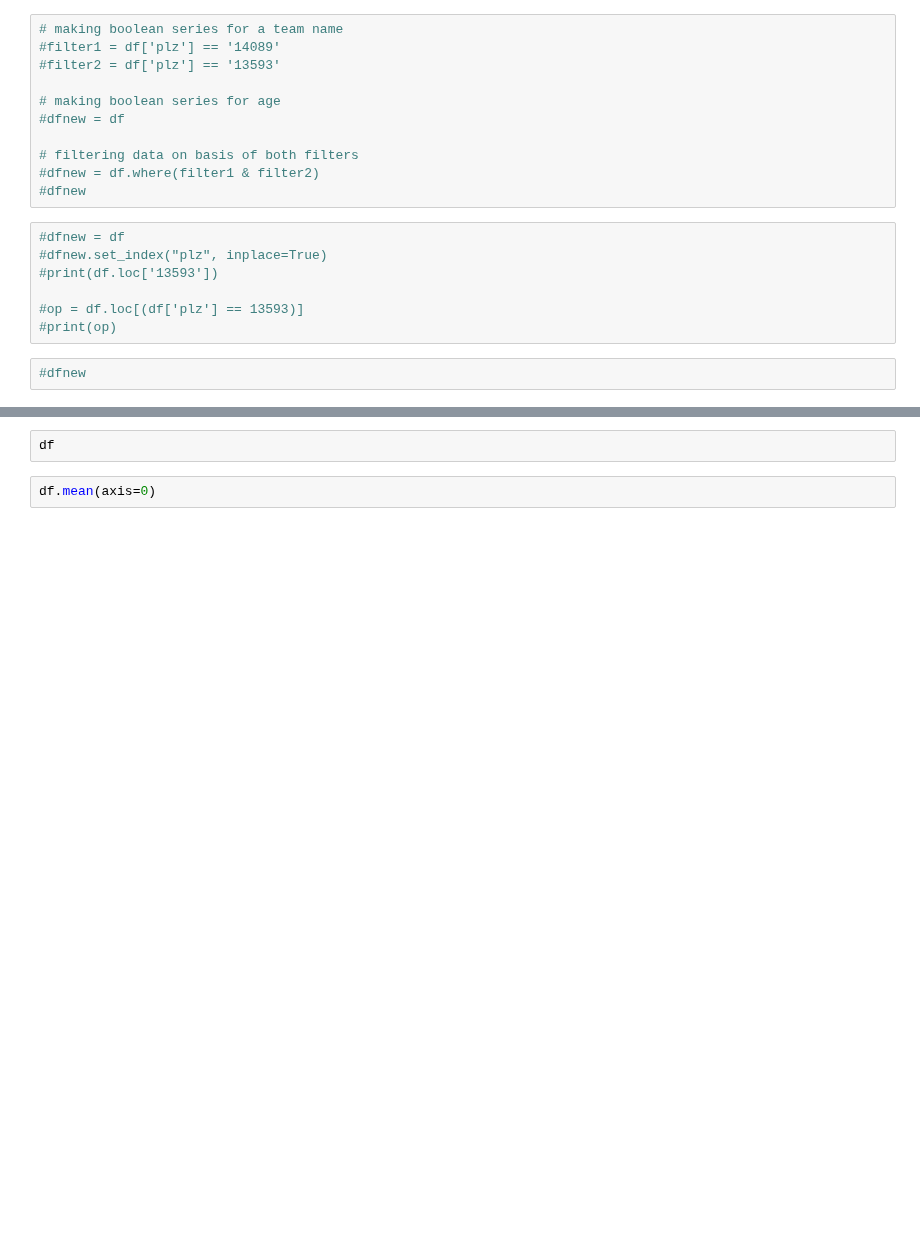
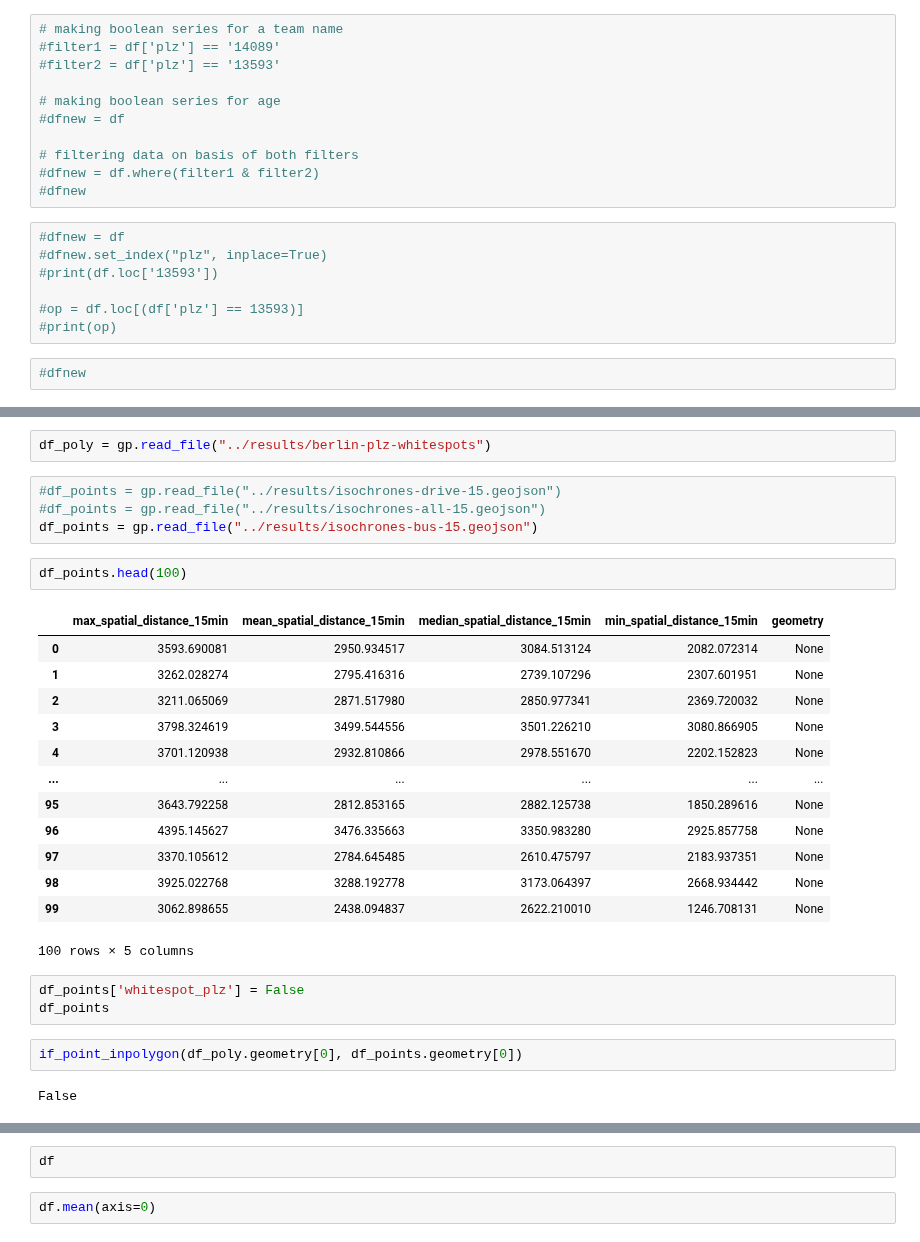
Before and after one commit to fom-big-data/fom-big-data-consulting-berlin-mobility-model, a Jupyter notebook: EXPLORATION/GEO-AnalyseWhiteSpots.ipynb, the cells around one changed output, grey strips where cells are left out. Cells and saved outputs as stored; diff of their text form; blank space fills up the shorter version.

```diff
--- a/EXPLORATION/GEO-AnalyseWhiteSpots.ipynb
+++ b/EXPLORATION/GEO-AnalyseWhiteSpots.ipynb
@@ -134,0 +108,29 @@ TypeError: Cannot perform 'rand_' with a dtyped [object] array and scalar of typ
+# %%
+df_poly = gp.read_file("../results/berlin-plz-whitespots")
+# %%
+#df_points = gp.read_file("../results/isochrones-drive-15.geojson")
+#df_points = gp.read_file("../results/isochrones-all-15.geojson")
+df_points = gp.read_file("../results/isochrones-bus-15.geojson")
+# %%
+df_points.head(100)
+# %% [output]
+|  | max_spatial_distance_15min | mean_spatial_distance_15min | median_spatial_distance_15min | min_spatial_distance_15min | geometry |
+| 0 | 3593.690081 | 2950.934517 | 3084.513124 | 2082.072314 | None |
+| 1 | 3262.028274 | 2795.416316 | 2739.107296 | 2307.601951 | None |
+| 2 | 3211.065069 | 2871.517980 | 2850.977341 | 2369.720032 | None |
+| 3 | 3798.324619 | 3499.544556 | 3501.226210 | 3080.866905 | None |
+| 4 | 3701.120938 | 2932.810866 | 2978.551670 | 2202.152823 | None |
+| ... | ... | ... | ... | ... | ... |
+| 95 | 3643.792258 | 2812.853165 | 2882.125738 | 1850.289616 | None |
+| 96 | 4395.145627 | 3476.335663 | 3350.983280 | 2925.857758 | None |
+| 97 | 3370.105612 | 2784.645485 | 2610.475797 | 2183.937351 | None |
+| 98 | 3925.022768 | 3288.192778 | 3173.064397 | 2668.934442 | None |
+| 99 | 3062.898655 | 2438.094837 | 2622.210010 | 1246.708131 | None |
+100 rows × 5 columns
+# %%
+df_points['whitespot_plz'] = False
+df_points
+# %%
+if_point_inpolygon(df_poly.geometry[0], df_points.geometry[0])
+# %% [output]
+False
```
Also changed, not shown: parts of 22 cells of this notebook, 1 other file.
